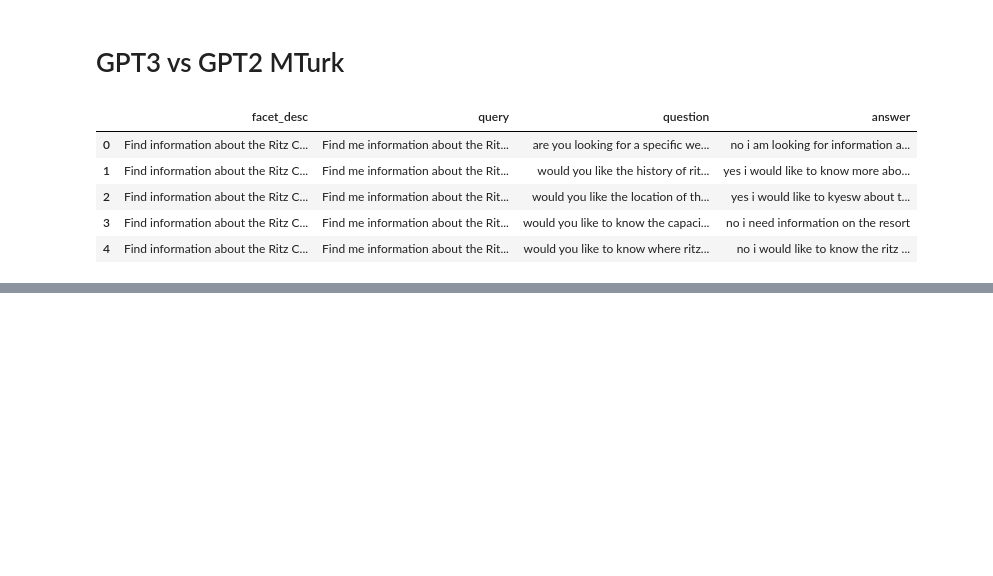
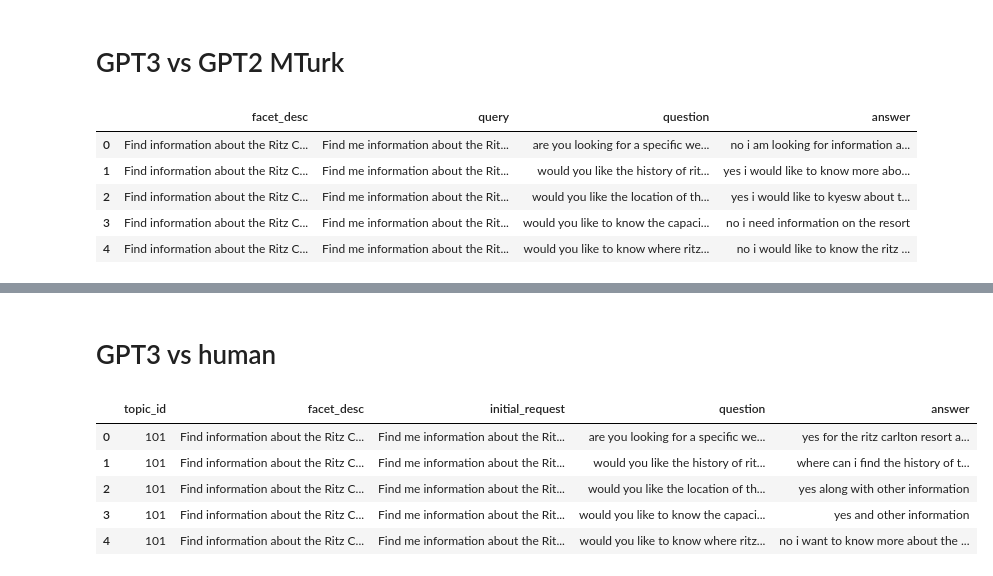
Before and after one commit to grill-lab/ConvSim, a Jupyter notebook: mturk/Mturk_preparation.ipynb, the cells around one changed output, grey strips where cells are left out. Saved outputs shown, nothing was run; the diff lists cells and outputs as text; code cells hidden in the pictures; blank space fills up the shorter version.

```diff
--- a/mturk/Mturk_preparation.ipynb
+++ b/mturk/Mturk_preparation.ipynb
@@ -219,3 +207,16 @@ df
 # %%
 df = convert_to_mturk(pairwise, usefulness_test_set, 250)
 df.to_csv("mturk_ready_data/usefulness_gpt3_gpt2_clariq250.csv", index=False)
+# %% [markdown]
+# GPT3 vs human
+# %%
+human = pd.read_csv("../data/clariq/dev.tsv", sep='\t')
+human = human[["topic_id", "facet_desc", "initial_request", "question", "answer"]]
+human.head()
+# %% [output]
+|  | topic_id | facet_desc | initial_request | question | answer |
+| 0 | 101 | Find information about the Ritz C... | Find me information about the Rit... | are you looking for a specific we... | yes for the ritz carlton resort a... |
+| 1 | 101 | Find information about the Ritz C... | Find me information about the Rit... | would you like the history of rit... | where can i find the history of t... |
+| 2 | 101 | Find information about the Ritz C... | Find me information about the Rit... | would you like the location of th... | yes along with other information |
+| 3 | 101 | Find information about the Ritz C... | Find me information about the Rit... | would you like to know the capaci... | yes and other information |
+| 4 | 101 | Find information about the Ritz C... | Find me information about the Rit... | would you like to know where ritz... | no i want to know more about the ... |
```
Also changed, not shown: parts of 26 cells of this notebook, 1 other file.
